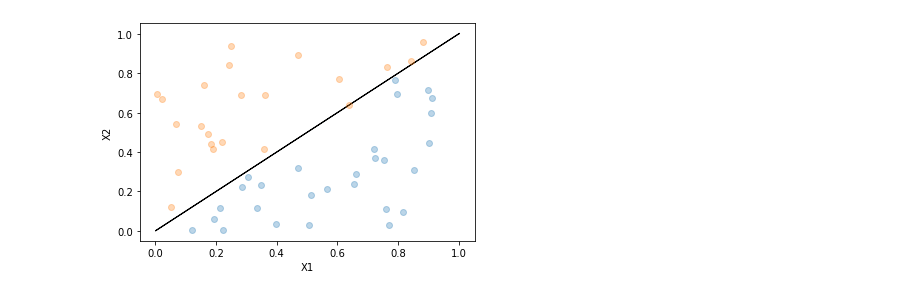
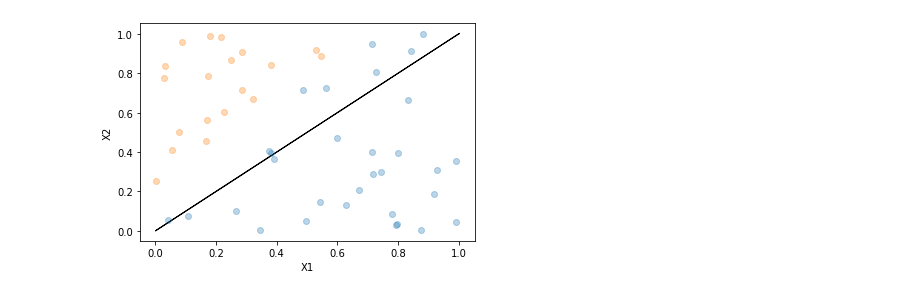
Before and after one commit to fboldt/aulasann, a Jupyter notebook: bias.ipynb, the cells around one changed output. Saved outputs shown, nothing was run; the diff lists cells and outputs as text; code cells hidden in the pictures.

```diff
--- a/bias.ipynb
+++ b/bias.ipynb
@@ -1,28 +1,28 @@
 # %%
 import matplotlib.pyplot as plt
 import numpy as np
 
 def geradataset(tamanho=20):
     X = np.random.uniform(size=(tamanho,2))
-    y = np.array(X[:,0]>X[:,1], dtype=int)*2-1
+    y = np.array(X[:,0]>X[:,1]-0.25, dtype=int)*2-1
     return X, y
 
 def plotadataset(X, y):
     plt.xlabel('X1')
     plt.ylabel('X2')
     for k in set(y):
         plt.plot(X[:,0][y==k],X[:,1][y==k], "o", alpha=0.3)
 
 def perpendicular(vetor):
     rotaciona = np.array([[0,1],[-1,0]])
     perp = np.matmul(vetor,rotaciona)
     return perp
 
 X, y = geradataset(50)
 plotadataset(X, y)
 vetor = [1, -1]
 hiperplano = perpendicular(vetor)
 plt.arrow(*[0,0], *hiperplano)
 plt.show()
 # %% [output]
-[figure, old version]
+[figure, new version]
```
Also changed, not shown: parts of 2 cells of this notebook.
